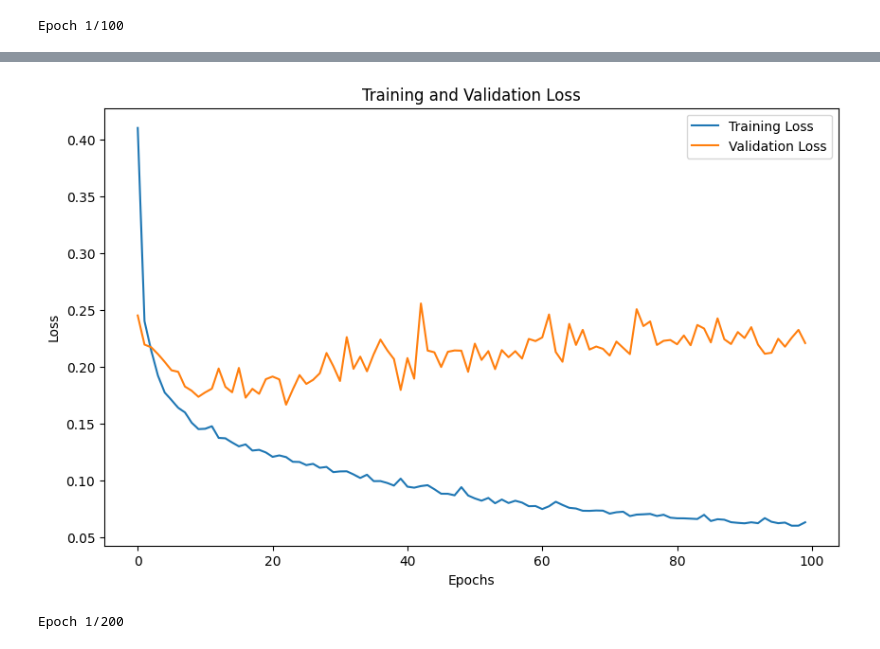
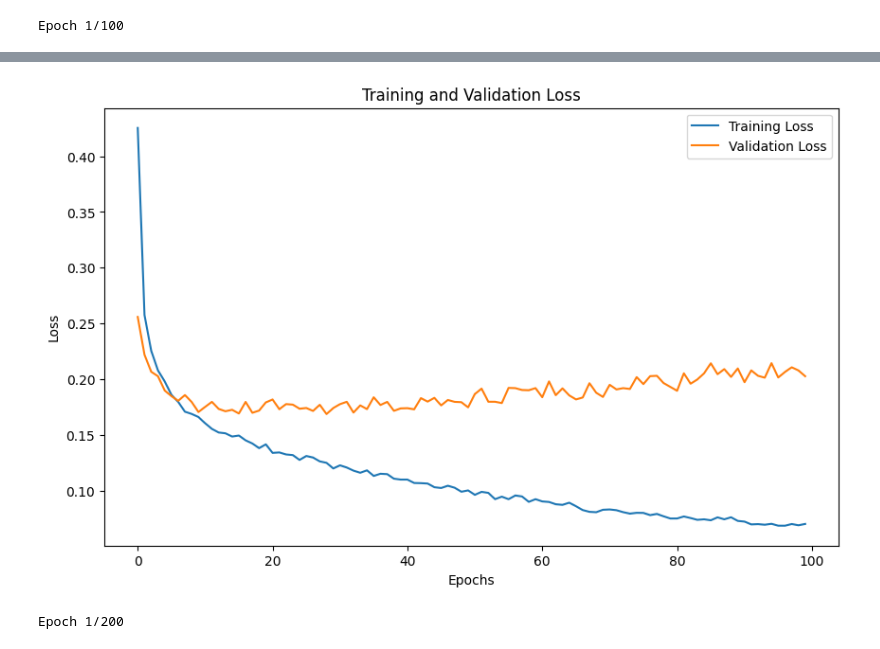
Before and after one commit to MAmin-y/House-price-analysis-and-prediction-LA-2024, a Jupyter notebook: Phase2/nn.ipynb, the cells around one changed output, grey strips where cells are left out. Saved outputs shown, nothing was run; the diff lists cells and outputs as text; code cells hidden in the pictures.

```diff
--- a/Phase2/nn.ipynb
+++ b/Phase2/nn.ipynb
@@ -5,4 +6,5 @@ df = pd.read_csv('../data/data_scaled.csv')
 # %%
+import pandas as pd
 import numpy as np
 from sklearn.preprocessing import StandardScaler
 from sklearn.model_selection import train_test_split
@@ -16,21 +18,27 @@ import matplotlib.pyplot as plt
 features = df.drop(columns=['price', 'log_taxAssessedValue', 'log_price', 'taxAssessedValue'])
 target = df['log_price']
 
+# Scale the features
+scaler = StandardScaler()
+scaled_features = scaler.fit_transform(features)
+
+# Convert the scaled features back to a DataFrame
+scaled_features_df = pd.DataFrame(scaled_features, columns=features.columns)
+
 # Split the data into training and testing sets
-X_train, X_test, y_train, y_test = train_test_split(features, target, test_size=0.1, random_state=42)
+X_train, X_test, y_train, y_test = train_test_split(scaled_features_df, target, test_size=0.2, random_state=42)
 
 # Build the neural network
 model = Sequential()
 model.add(Dense(64, input_dim=X_train.shape[1], activation='relu'))
 model.add(Dense(32, activation='relu'))
-model.add(Dense(16, activation='relu'))
 model.add(Dense(1))  # Output layer
 
 # Compile the model
 model.compile(optimizer='adam', loss='mean_squared_error')
 
 # Train the model and save the history
-history = model.fit(X_train, y_train, epochs=100, batch_size=32, validation_split=0.1)
+history = model.fit(X_train, y_train, epochs=100, batch_size=32, validation_split=0.2)
 
 # Evaluate the model
 loss = model.evaluate(X_test, y_test)
@@ -67,4 +75,4 @@ Test Loss: 0.19205951690673828
-[figure, old version]
+[figure, new version]
 # %%
 import pandas as pd
 import numpy as np
```
Also changed, not shown: parts of 2 cells of this notebook, 1 other file.
